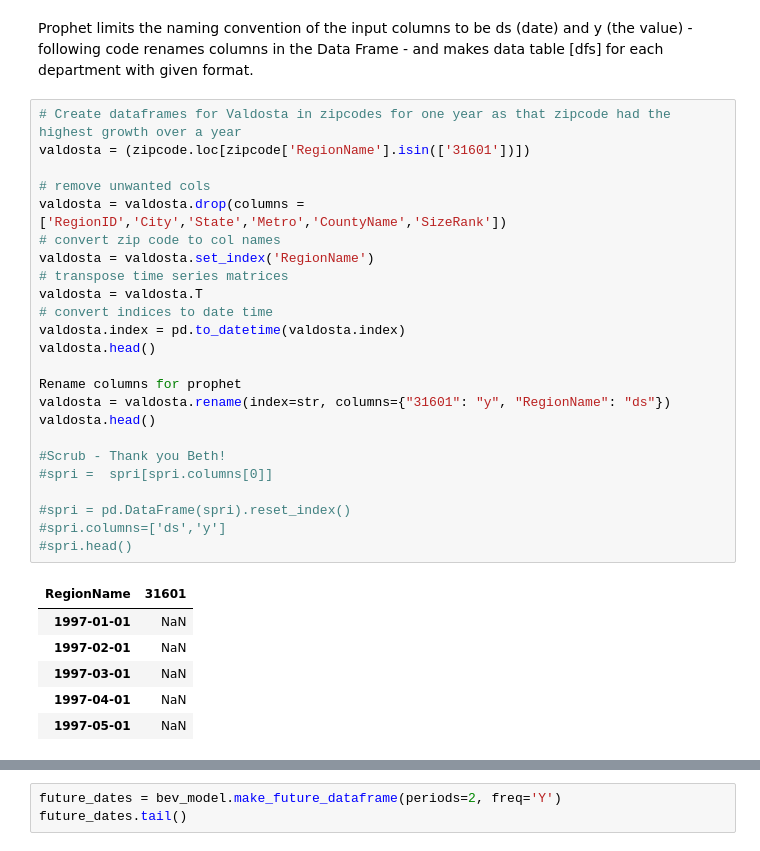
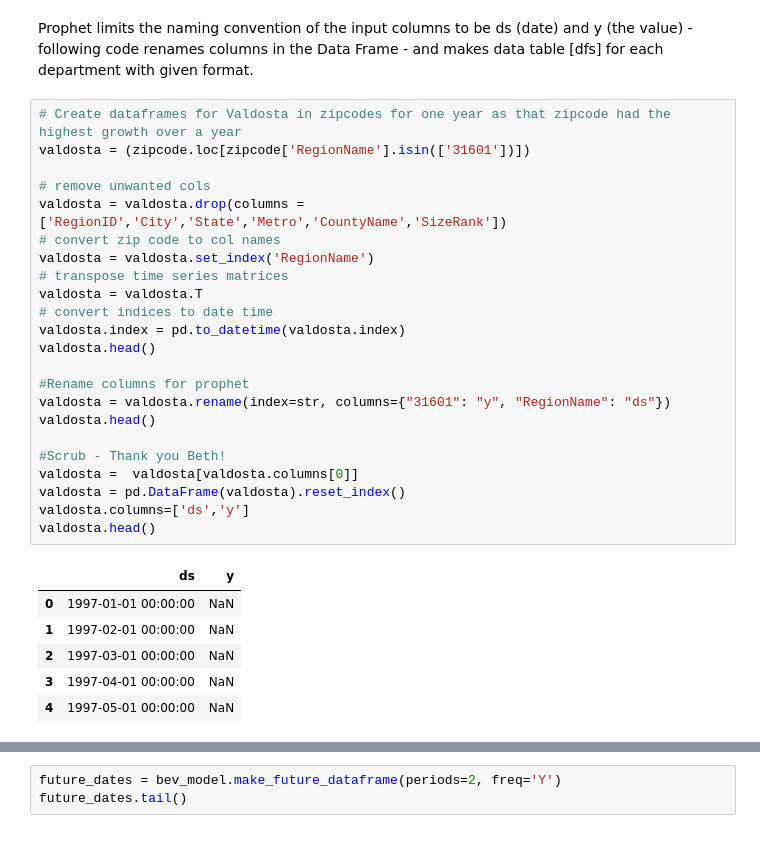
Before and after one commit to jaymahapatra/IST-718-Lab-6, a Jupyter notebook: Lab 6.ipynb, the cells around one changed output, grey strips where cells are left out. Saved outputs shown, nothing was run; the diff lists cells and outputs as text.

```diff
--- a/Lab 6.ipynb
+++ b/Lab 6.ipynb
@@ -459,31 +476,30 @@ Prophet limits the naming convention of the input columns to be ds (date) and y
 # %%
 # Create dataframes for Valdosta in zipcodes for one year as that zipcode had the highest growth over a year
 valdosta = (zipcode.loc[zipcode['RegionName'].isin(['31601'])])
 
 # remove unwanted cols
 valdosta = valdosta.drop(columns = ['RegionID','City','State','Metro','CountyName','SizeRank'])
 # convert zip code to col names
 valdosta = valdosta.set_index('RegionName')
 # transpose time series matrices
 valdosta = valdosta.T
 # convert indices to date time
 valdosta.index = pd.to_datetime(valdosta.index)
 valdosta.head()
 
-Rename columns for prophet
+#Rename columns for prophet
 valdosta = valdosta.rename(index=str, columns={"31601": "y", "RegionName": "ds"})
 valdosta.head()
 
 #Scrub - Thank you Beth!
-#spri =  spri[spri.columns[0]]
-
-#spri = pd.DataFrame(spri).reset_index()
-#spri.columns=['ds','y']
-#spri.head()
+valdosta =  valdosta[valdosta.columns[0]]
+valdosta = pd.DataFrame(valdosta).reset_index()
+valdosta.columns=['ds','y']
+valdosta.head()
 # %% [output]
-| RegionName | 31601 |
-| 1997-01-01 | NaN |
-| 1997-02-01 | NaN |
-| 1997-03-01 | NaN |
-| 1997-04-01 | NaN |
-| 1997-05-01 | NaN |
+|  | ds | y |
+| 0 | 1997-01-01 00:00:00 | NaN |
+| 1 | 1997-02-01 00:00:00 | NaN |
+| 2 | 1997-03-01 00:00:00 | NaN |
+| 3 | 1997-04-01 00:00:00 | NaN |
+| 4 | 1997-05-01 00:00:00 | NaN |
```
Also changed, not shown: parts of 27 cells of this notebook.
